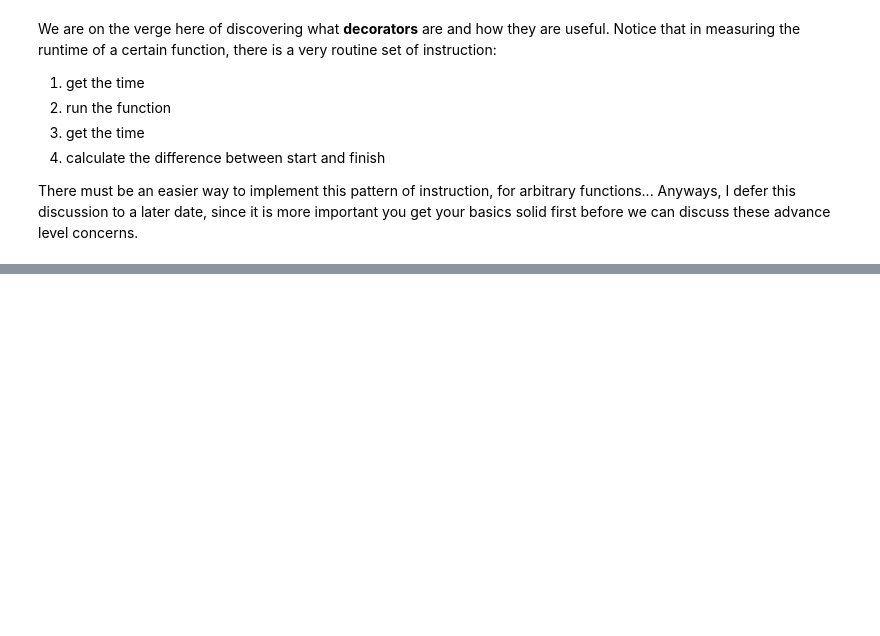
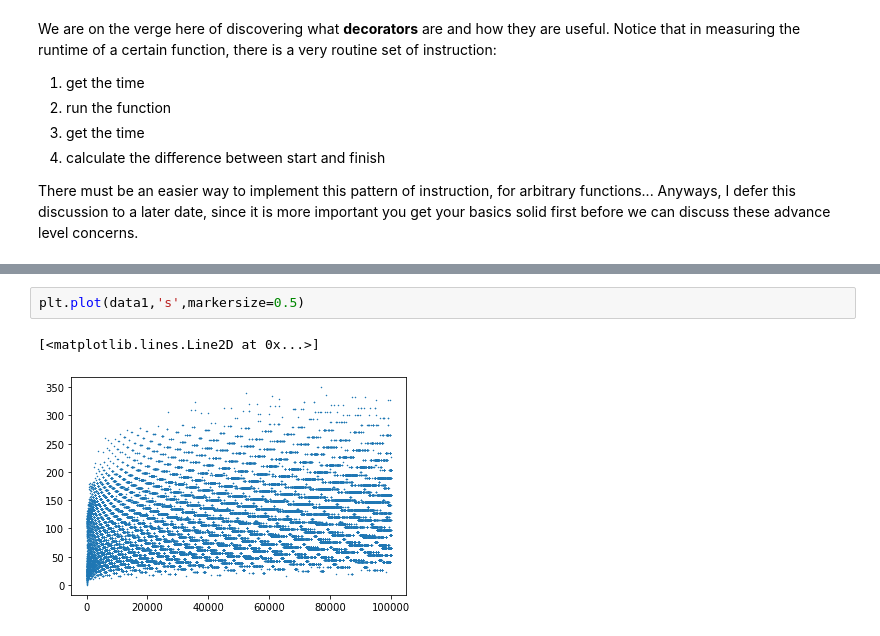
Before and after one commit to slashdotfield/ap155-1SAY2223, a Jupyter notebook: notebooks/01 - Python implementation notes I.ipynb, the cells around one changed output, grey strips where cells are left out. Cells and saved outputs as stored; diff of their text form; blank space fills up the shorter version.

```diff
--- a/notebooks/01 - Python implementation notes I.ipynb
+++ b/notebooks/01 - Python implementation notes I.ipynb
@@ -554,0 +639,5 @@ There must be an easier way to implement this pattern of instruction, for arbitr
+# %%
+plt.plot(data1,'s',markersize=0.5)
+# %% [output]
+[<matplotlib.lines.Line2D at 0x...>]
+[figure, added]
```
Also changed, not shown: parts of 22 cells of this notebook, 1 other file.
